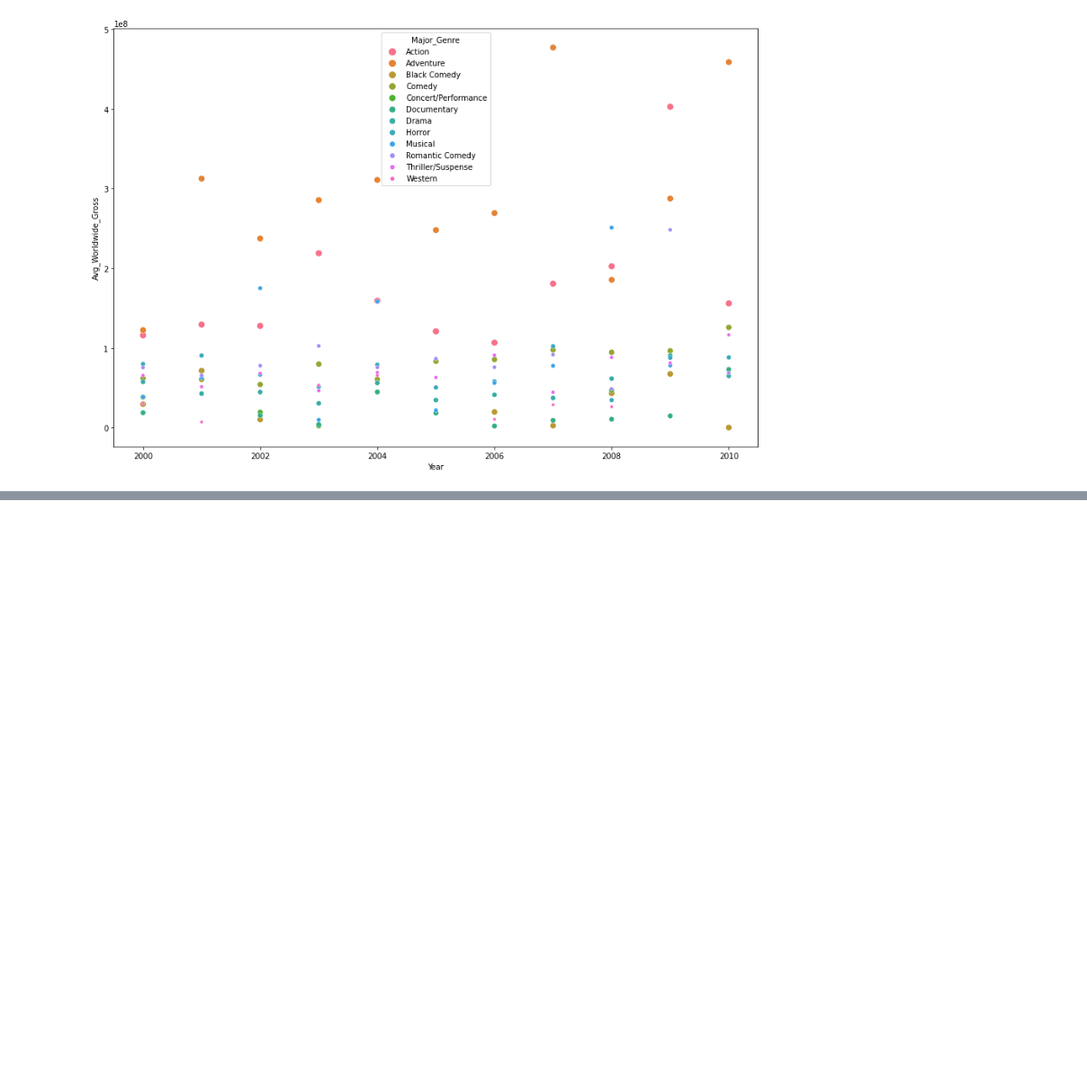
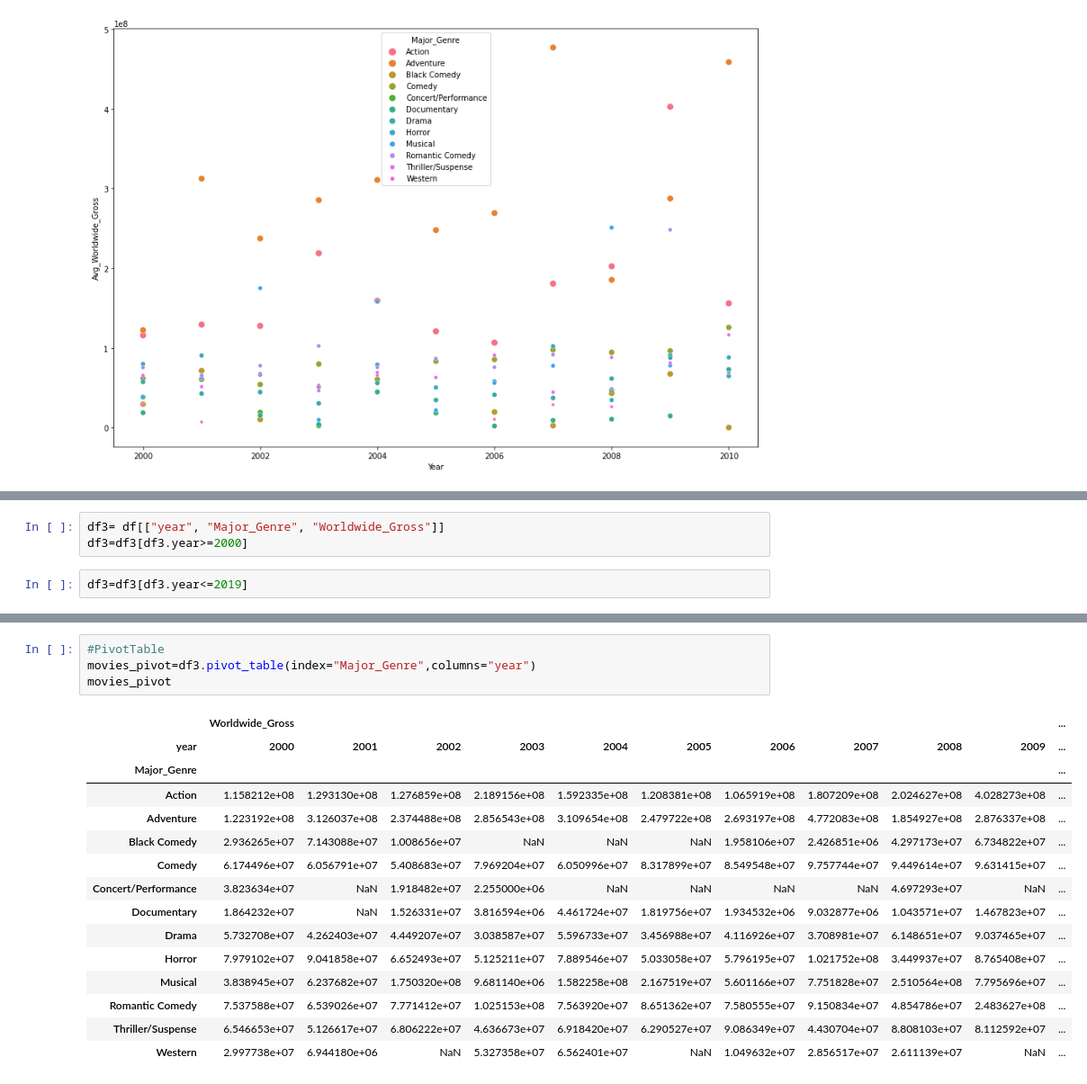
Before and after one commit to mansibhat/visualization-using-Python, a Jupyter notebook: Scatterplot_Movies.ipynb, the cells around one changed output, grey strips where cells are left out. Shown at 90% size. Cells and saved outputs as stored; diff of their text form; blank space fills up the shorter version.

```diff
--- a/Scatterplot_Movies.ipynb
+++ b/Scatterplot_Movies.ipynb
@@ -157,0 +159,5 @@ sns.scatterplot()
+# %%
+df3= df[["year", "Major_Genre", "Worldwide_Gross"]]
+df3=df3[df3.year>=2000]
+# %%
+df3=df3[df3.year<=2019]
@@ -157,0 +180,20 @@ sns.scatterplot()
+# %%
+#PivotTable
+movies_pivot=df3.pivot_table(index="Major_Genre",columns="year")
+movies_pivot
+# %% [output]
+|  | Worldwide_Gross |  |  |  |  |  |  |  |  |  | ... |
+| year | 2000 | 2001 | 2002 | 2003 | 2004 | 2005 | 2006 | 2007 | 2008 | 2009 | ... |
+| Major_Genre |  |  |  |  |  |  |  |  |  |  | ... |
+| Action | 1.158212e+08 | 1.293130e+08 | 1.276859e+08 | 2.189156e+08 | 1.592335e+08 | 1.208381e+08 | 1.065919e+08 | 1.807209e+08 | 2.024627e+08 | 4.028273e+08 | ... |
+| Adventure | 1.223192e+08 | 3.126037e+08 | 2.374488e+08 | 2.856543e+08 | 3.109654e+08 | 2.479722e+08 | 2.693197e+08 | 4.772083e+08 | 1.854927e+08 | 2.876337e+08 | ... |
+| Black Comedy | 2.936265e+07 | 7.143088e+07 | 1.008656e+07 | NaN | NaN | NaN | 1.958106e+07 | 2.426851e+06 | 4.297173e+07 | 6.734822e+07 | ... |
+| Comedy | 6.174496e+07 | 6.056791e+07 | 5.408683e+07 | 7.969204e+07 | 6.050996e+07 | 8.317899e+07 | 8.549548e+07 | 9.757744e+07 | 9.449614e+07 | 9.631415e+07 | ... |
+| Concert/Performance | 3.823634e+07 | NaN | 1.918482e+07 | 2.255000e+06 | NaN | NaN | NaN | NaN | 4.697293e+07 | NaN | ... |
+| Documentary | 1.864232e+07 | NaN | 1.526331e+07 | 3.816594e+06 | 4.461724e+07 | 1.819756e+07 | 1.934532e+06 | 9.032877e+06 | 1.043571e+07 | 1.467823e+07 | ... |
+| Drama | 5.732708e+07 | 4.262403e+07 | 4.449207e+07 | 3.038587e+07 | 5.596733e+07 | 3.456988e+07 | 4.116926e+07 | 3.708981e+07 | 6.148651e+07 | 9.037465e+07 | ... |
+| Horror | 7.979102e+07 | 9.041858e+07 | 6.652493e+07 | 5.125211e+07 | 7.889546e+07 | 5.033058e+07 | 5.796195e+07 | 1.021752e+08 | 3.449937e+07 | 8.765408e+07 | ... |
+| Musical | 3.838945e+07 | 6.237682e+07 | 1.750320e+08 | 9.681140e+06 | 1.582258e+08 | 2.167519e+07 | 5.601166e+07 | 7.751828e+07 | 2.510564e+08 | 7.795696e+07 | ... |
+| Romantic Comedy | 7.537588e+07 | 6.539026e+07 | 7.771412e+07 | 1.025153e+08 | 7.563920e+07 | 8.651362e+07 | 7.580555e+07 | 9.150834e+07 | 4.854786e+07 | 2.483627e+08 | ... |
+| Thriller/Suspense | 6.546653e+07 | 5.126617e+07 | 6.806222e+07 | 4.636673e+07 | 6.918420e+07 | 6.290527e+07 | 9.086349e+07 | 4.430704e+07 | 8.808103e+07 | 8.112592e+07 | ... |
+| Western | 2.997738e+07 | 6.944180e+06 | NaN | 5.327358e+07 | 6.562401e+07 | NaN | 1.049632e+07 | 2.856517e+07 | 2.611139e+07 | NaN | ... |
```
Also changed, not shown: parts of 3 cells of this notebook.
